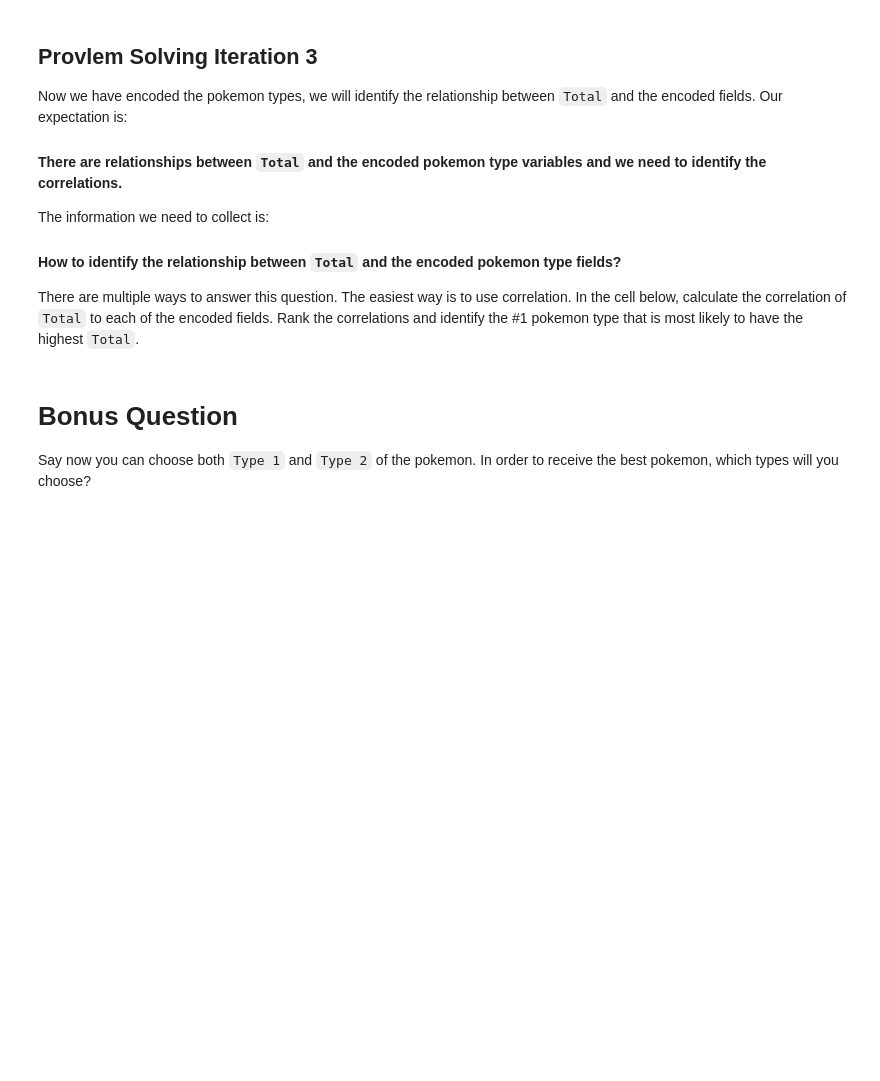
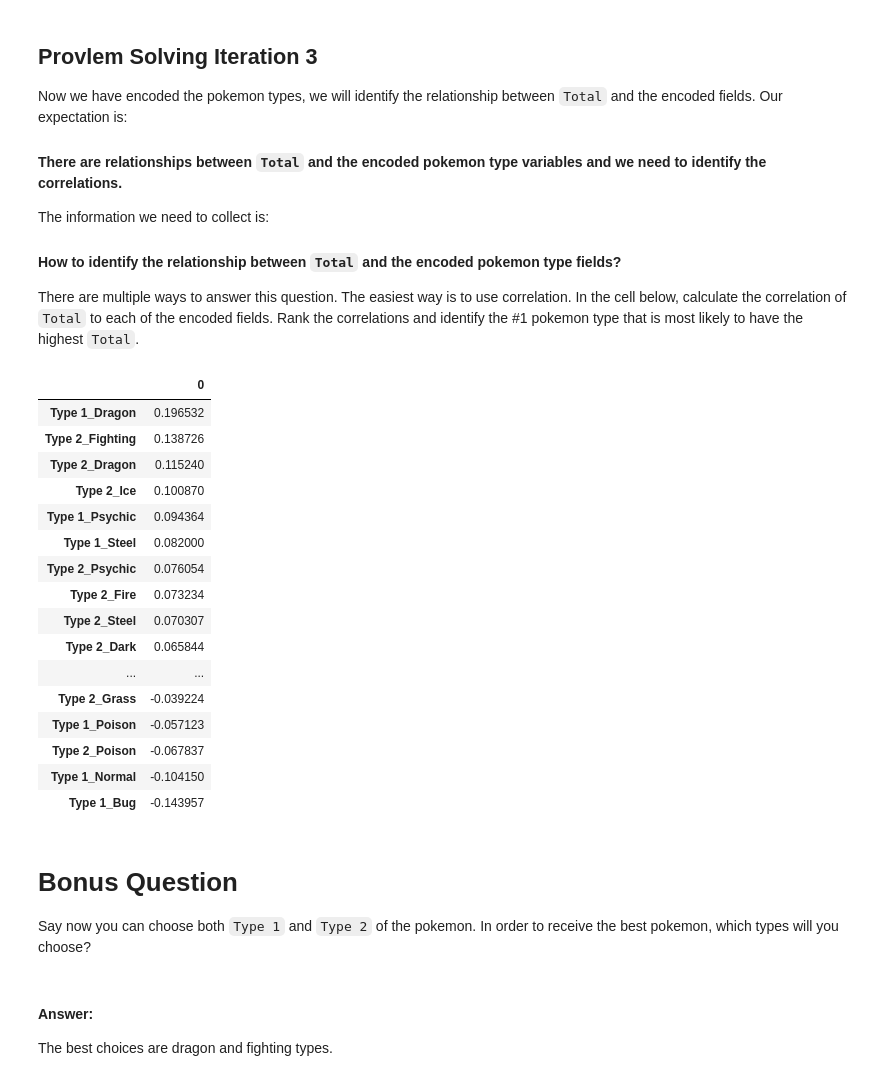
Before and after one commit to ta-data-mexpt/lab-df-calculation-and-transformation, a Jupyter notebook: your-code/challenge-2.ipynb, the cells around one changed output. Drawn from its saved outputs; the diff is of its cells as text; code cells hidden in the pictures; blank space fills up the shorter version.

```diff
--- a/your-code/challenge-2.ipynb
+++ b/your-code/challenge-2.ipynb
@@ -145,3 +143,28 @@ There are multiple ways to answer this question. The easiest way is to use corre
+# %%
+# your code here
+
+pokemon_correl = pokemon_types.corrwith(pokemon['Total'])
+pokemon_df = pokemon_correl.to_frame()
+
+pokemon_df.sort_values(by=[0], ascending=False)
+# %% [output]
+|  | 0 |
+| Type 1_Dragon | 0.196532 |
+| Type 2_Fighting | 0.138726 |
+| Type 2_Dragon | 0.115240 |
+| Type 2_Ice | 0.100870 |
+| Type 1_Psychic | 0.094364 |
+| Type 1_Steel | 0.082000 |
+| Type 2_Psychic | 0.076054 |
+| Type 2_Fire | 0.073234 |
+| Type 2_Steel | 0.070307 |
+| Type 2_Dark | 0.065844 |
+| ... | ... |
+| Type 2_Grass | -0.039224 |
+| Type 1_Poison | -0.057123 |
+| Type 2_Poison | -0.067837 |
+| Type 1_Normal | -0.104150 |
+| Type 1_Bug | -0.143957 |
 # %% [markdown]
 # Bonus Question
 
@@ -150,0 +172,3 @@ Say now you can choose both `Type 1` and `Type 2` of the pokemon. In order to re
+# %% [markdown]
+#### Answer:
+The best choices are dragon and fighting types.
```
Also changed, not shown: parts of 2 cells of this notebook.
